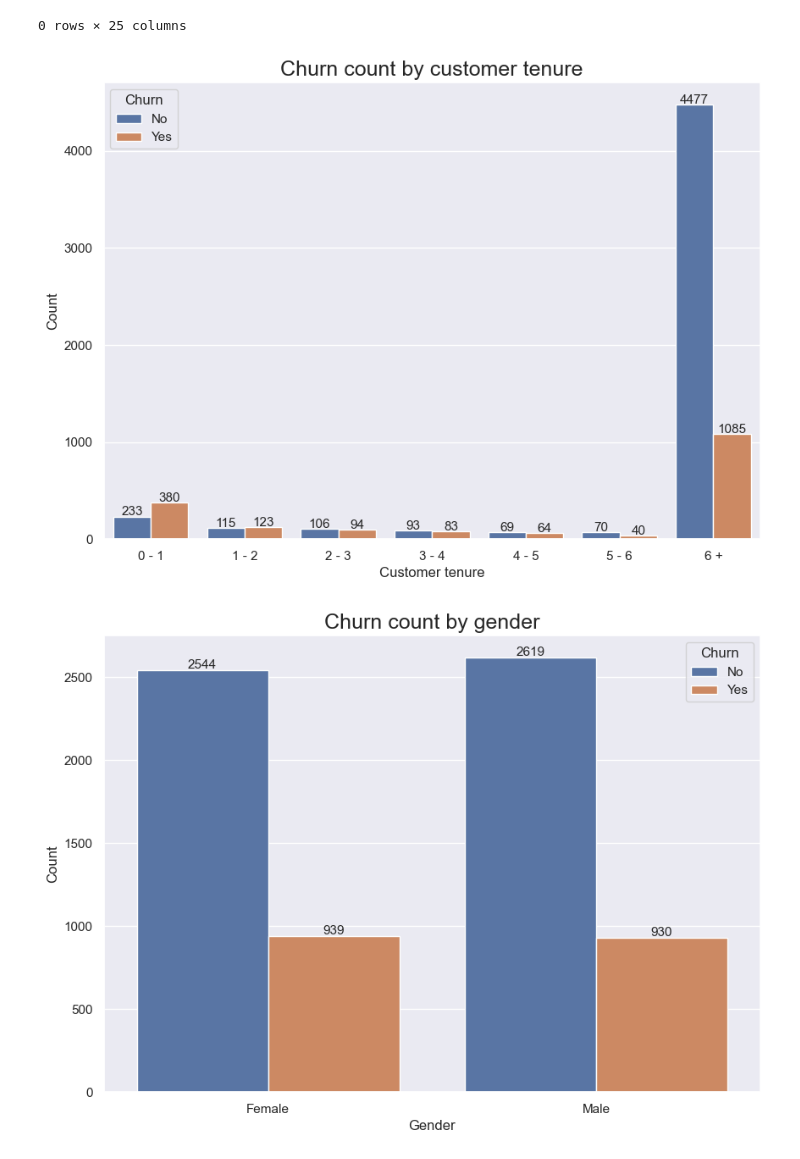
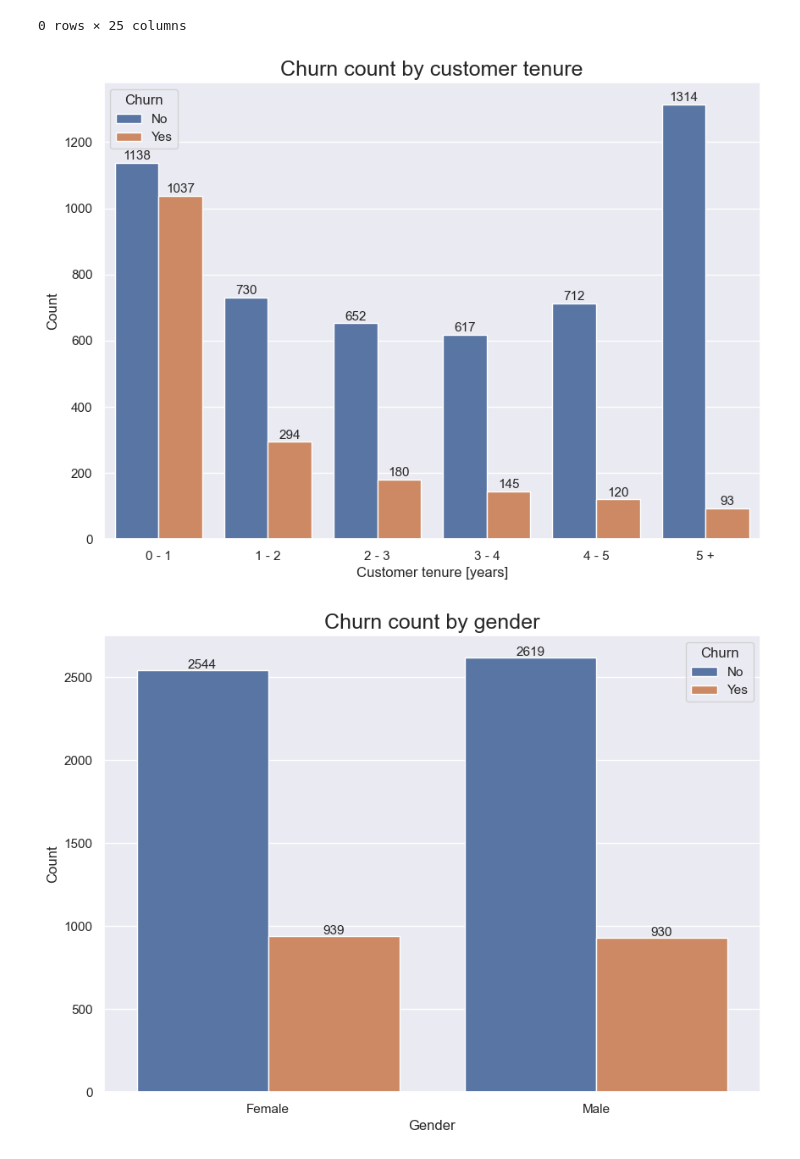
Before and after one commit to AshjWright88/Churn-Model, a Jupyter notebook: 02 Exploration/AW_Explore.ipynb, the cells around one changed output. Drawn from its saved outputs; the diff is of its cells as text; code cells hidden in the pictures.

```diff
--- a/02 Exploration/AW_Explore.ipynb
+++ b/02 Exploration/AW_Explore.ipynb
@@ -175,17 +175,16 @@ df.head()
 # %%
 # create buckets for tenure
 tnr_bckts = [
-    (df['tenure'] <= 1),
-    (df['tenure'] > 1) & (df['tenure'] <= 2),
-    (df['tenure'] > 2) & (df['tenure'] <= 3),
-    (df['tenure'] > 3) & (df['tenure'] <= 4),
-    (df['tenure'] > 4) & (df['tenure'] <= 5),
-    (df['tenure'] > 5) & (df['tenure'] <= 6),
-    (df['tenure'] > 6)
+    (df['tenure'] <= 12),
+    (df['tenure'] > 12) & (df['tenure'] <= 24),
+    (df['tenure'] > 24) & (df['tenure'] <= 36),
+    (df['tenure'] > 36) & (df['tenure'] <= 48),
+    (df['tenure'] > 48) & (df['tenure'] <= 60),
+    (df['tenure'] > 60)
     ]
 
 # create labels to assign to each bucket
-labels = ['0 - 1', '1 - 2', '2 - 3', '3 - 4', '4 - 5','5 - 6','6 +']
+labels = ['0 - 1', '1 - 2', '2 - 3', '3 - 4', '4 - 5','5 +']
 
 # create a new column and use np.select to assign labels using the buckets
 df['tenureBuckets'] = np.select(tnr_bckts, labels)
@@ -262,18 +265,18 @@ df[df["TotalChargesBuckets"]=='0']
 |  | customerID | gender | SeniorCitizen | Partner | Dependents | tenure | PhoneService | MultipleLines | ... |
 0 rows × 25 columns
 # %%
-tnrbucket_order = ['0 - 1','1 - 2','2 - 3','3 - 4','4 - 5', '5 - 6','6 +']
+tnrbucket_order = ['0 - 1','1 - 2','2 - 3','3 - 4','4 - 5', '5 +']
 plt.subplots(figsize = (10,7))
 ax = sns.countplot(x="tenureBuckets", hue='Churn', data=df, order = tnrbucket_order)
 ax.set_title('Churn count by customer tenure',fontsize = 18 )
-ax.set_xlabel('Customer tenure', fontsize = 12)
+ax.set_xlabel('Customer tenure [years]', fontsize = 12)
 ax.set_ylabel('Count', fontsize = 12)
 for rect in ax.patches:
     ax.text (rect.get_x() + rect.get_width() / 2, rect.get_height()+ 10, rect.get_height()
              ,horizontalalignment='center', fontsize = 11)
 plt.show()
 # %% [output]
-[figure, old version]
+[figure, new version]
 # %%
 plt.subplots(figsize = (10,7))
 ax = sns.countplot(x="gender", hue='Churn', data=df)
```
Also changed, not shown: parts of 2 cells of this notebook, 1 other file.
